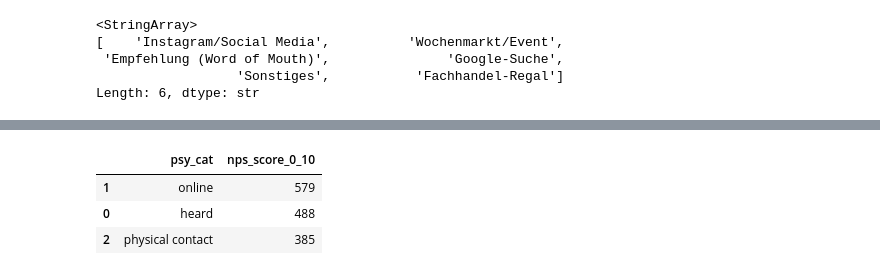
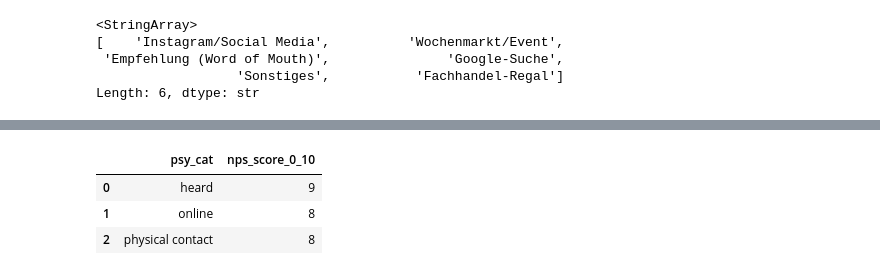
Before and after one commit to Elli55/Case_Study_Hasetal_Destillerie_GmbH, a Jupyter notebook: data_manupilation.ipynb, the cells around one changed output, grey strips where cells are left out. Saved outputs shown, nothing was run; the diff lists cells and outputs as text; code cells hidden in the pictures.

```diff
--- a/data_manupilation.ipynb
+++ b/data_manupilation.ipynb
@@ -392,12 +392,17 @@ df_surver.head(20)
 | 19 | R-2019 | 2025-06 | 45-54 | Google-Suche | Hofladen (vor Ort) | Unverändert | ... |
 # %%
 grouped_psy_and_nps = df_surver.groupby('psy_cat')['nps_score_0_10']
-grouped_psy_and_nps.sum().reset_index().sort_values(by='nps_score_0_10' ,ascending=False)
+grouped_mean_nps = grouped_psy_and_nps.mean().reset_index().sort_values(by='nps_score_0_10' ,ascending=False)
+grouped_mean_nps= grouped_mean_nps.rename(columns={'nps_score_0_10':'mean_of_nps_score'})
+grouped_mean_nps['mean_of_nps_score'] = grouped_mean_nps['mean_of_nps_score'].round(2)
+grouped_mean_nps.to_csv('datas/mean_of_nps.csv')
-# %% [output]
-|  | psy_cat | nps_score_0_10 |
-| 1 | online | 579 |
-| 0 | heard | 488 |
-| 2 | physical contact | 385 |
+# %%
+grouped_psy_and_nps.apply(lambda x: x.mode().iloc[0]).reset_index()
+# %% [output]
+|  | psy_cat | nps_score_0_10 |
+| 0 | heard | 9 |
+| 1 | online | 8 |
+| 2 | physical contact | 8 |
 # %%
 prefer_pre_psy_cat = pd.crosstab(df_surver['psy_cat'], df_surver['preferred_purchase_channel'])
 prefer_pre_psy_cat.sort_values(by='Hofladen (vor Ort)', ascending=False).reset_index().to_csv('datas/prefer_to_find.csv')
```
Also changed, not shown: parts of 1 cell of this notebook, 1 other file.
